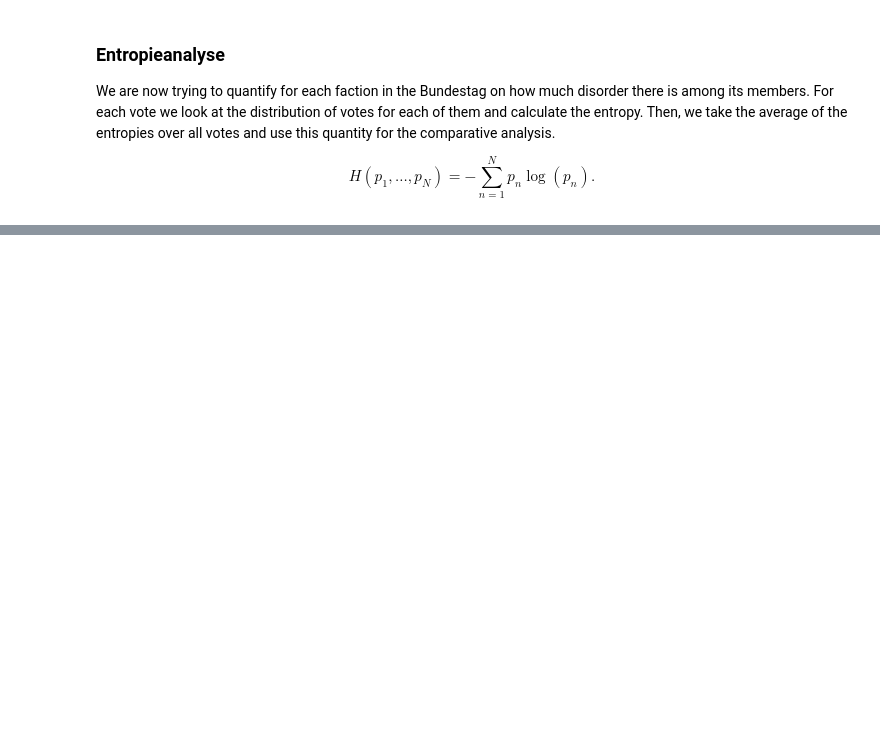
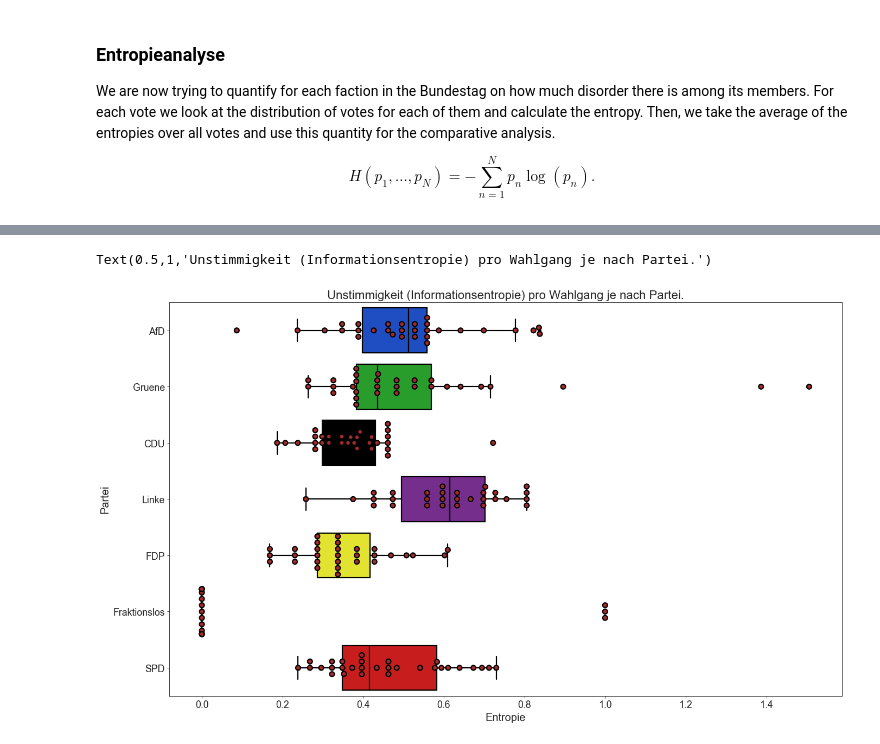
Before and after one commit to uberwach/bundestag-votes, a Jupyter notebook: notebooks/Analysis.ipynb, the cells around one changed output, grey strips where cells are left out. Saved outputs shown, nothing was run; the diff lists cells and outputs as text; code cells hidden in the pictures; blank space fills up the shorter version.

```diff
--- a/notebooks/Analysis.ipynb
+++ b/notebooks/Analysis.ipynb
@@ -195,0 +231,2 @@ for i, _ in enumerate(legends):
+# %%
+df = pd.DataFrame(entropies_dict)
@@ -207,0 +275,10 @@ It can be seen here that the CDU is the one with the biggest „Fraktionszwang
+# %%
+sns.set_style("ticks")
+sns.boxplot(x="entropy", y="party", data=df, orient="h", palette=sns.xkcd_palette(colors))
+sns.swarmplot(x="entropy", y="party", data=df, orient="h", color="brown", edgecolor="black", size=8, linewidth=2)
+plt.ylabel("Partei")
+plt.xlabel("Entropie")
+plt.title("Unstimmigkeit (Informationsentropie) pro Wahlgang je nach Partei.")
+# %% [output]
+Text(0.5,1,'Unstimmigkeit (Informationsentropie) pro Wahlgang je nach Partei.')
+[figure, added]
```
Also changed, not shown: parts of 22 cells of this notebook, 2 other files.
